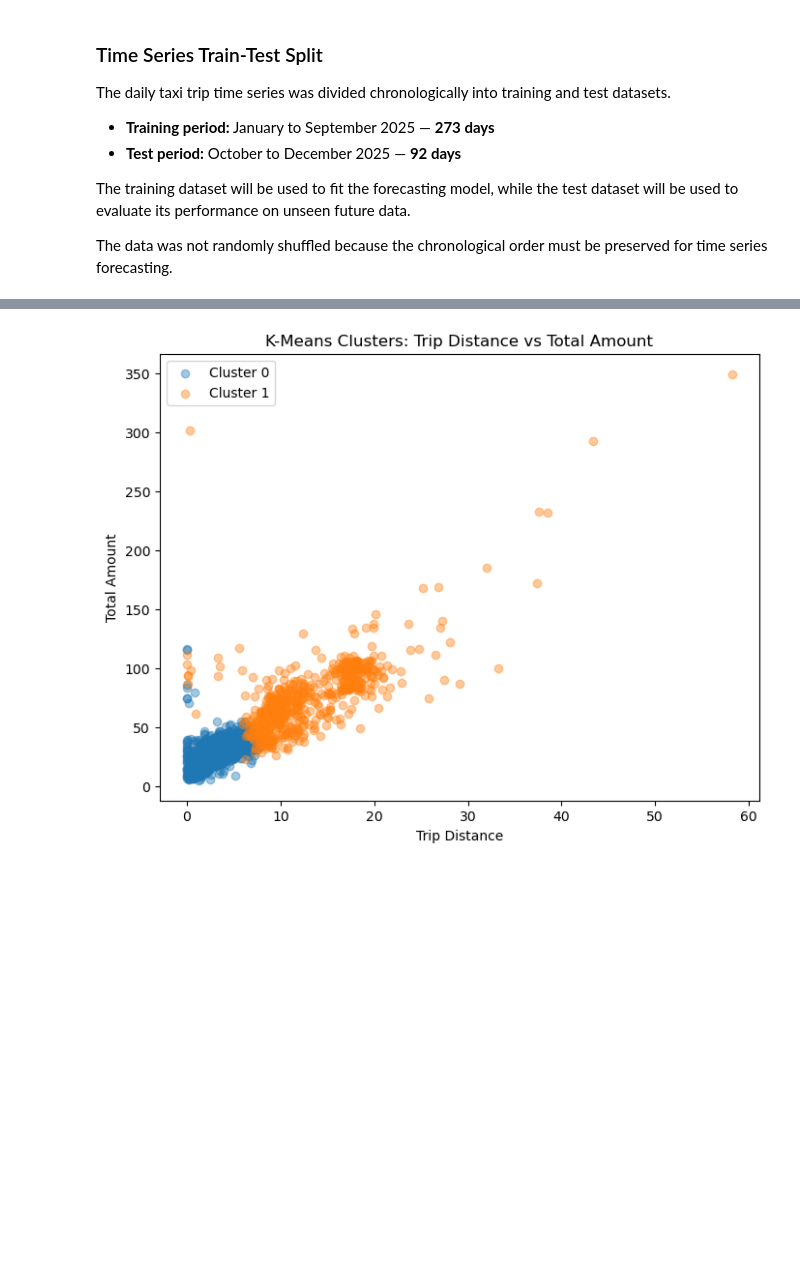
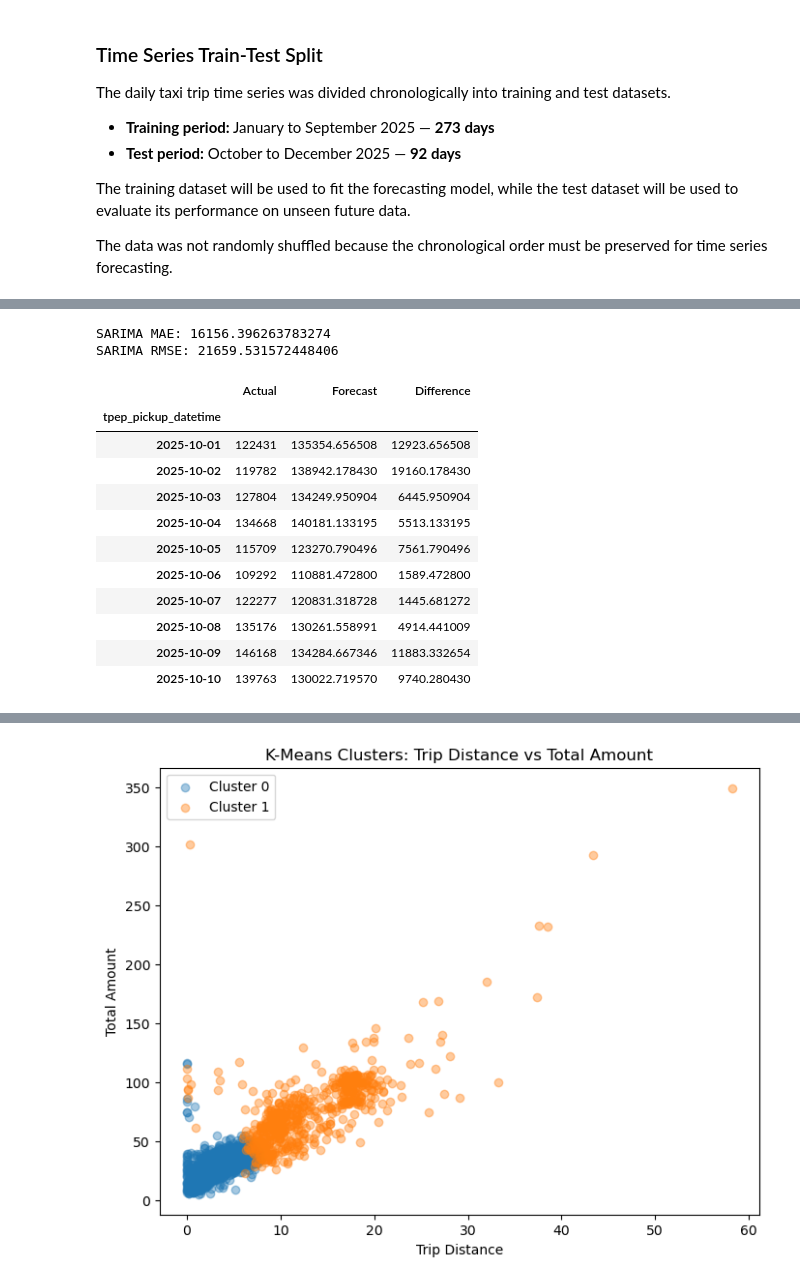
Before and after one commit to yuanzhumia0/CA1-2026025-Machine-Learning-for-Business, a Jupyter notebook: yuanzhu CA1.ipynb, the cells around one changed output, grey strips where cells are left out. Drawn from its saved outputs; the diff is of its cells as text; code cells hidden in the pictures; blank space fills up the shorter version.

```diff
--- a/yuanzhu CA1.ipynb
+++ b/yuanzhu CA1.ipynb
@@ -2423,0 +2446,57 @@ AIC: 5703.141326663767
+# %%
+from sklearn.metrics import mean_absolute_error, mean_squared_error
+import numpy as np
+
+# Forecast the test period
+sarima_forecast = sarima_result.get_forecast(
+    steps=len(ts_test)
+)
+
+y_forecast = sarima_forecast.predicted_mean
+
+# Match forecast dates with the test dataset
+y_forecast.index = ts_test.index
+
+# Evaluate the forecast
+sarima_mae = mean_absolute_error(
+    ts_test,
+    y_forecast
+)
+
+sarima_rmse = np.sqrt(
+    mean_squared_error(
+        ts_test,
+        y_forecast
+    )
+)
+
+print("SARIMA MAE:", sarima_mae)
+print("SARIMA RMSE:", sarima_rmse)
+# %% [output]
+SARIMA MAE: 16156.396263783274
+SARIMA RMSE: 21659.531572448406
+# %%
+forecast_comparison = pd.DataFrame({
+    "Actual": ts_test,
+    "Forecast": y_forecast
+})
+
+forecast_comparison["Difference"] = abs(
+    forecast_comparison["Actual"] -
+    forecast_comparison["Forecast"]
+)
+
+forecast_comparison.head(10)
+# %% [output]
+|  | Actual | Forecast | Difference |
+| tpep_pickup_datetime |  |  |  |
+| 2025-10-01 | 122431 | 135354.656508 | 12923.656508 |
+| 2025-10-02 | 119782 | 138942.178430 | 19160.178430 |
+| 2025-10-03 | 127804 | 134249.950904 | 6445.950904 |
+| 2025-10-04 | 134668 | 140181.133195 | 5513.133195 |
+| 2025-10-05 | 115709 | 123270.790496 | 7561.790496 |
+| 2025-10-06 | 109292 | 110881.472800 | 1589.472800 |
+| 2025-10-07 | 122277 | 120831.318728 | 1445.681272 |
+| 2025-10-08 | 135176 | 130261.558991 | 4914.441009 |
+| 2025-10-09 | 146168 | 134284.667346 | 11883.332654 |
+| 2025-10-10 | 139763 | 130022.719570 | 9740.280430 |
```
Also changed, not shown: parts of 12 cells of this notebook.
